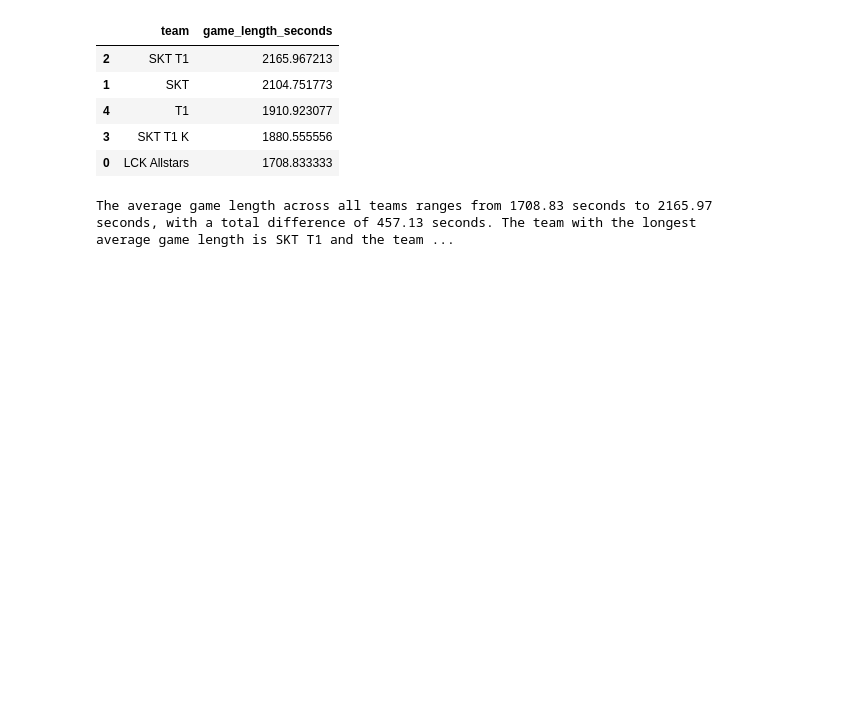
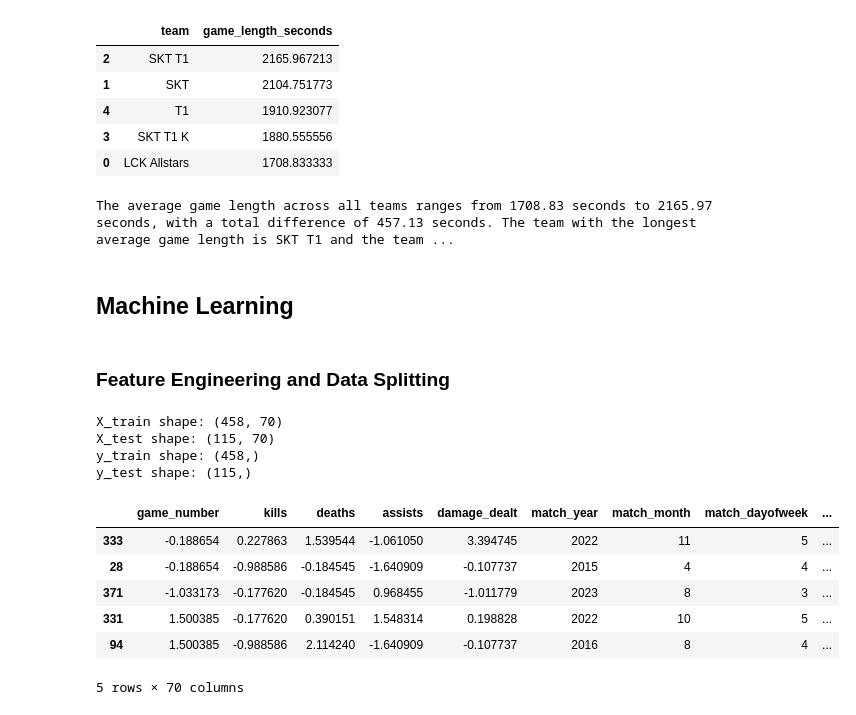
Before and after one commit to kxrrym03/Faker-LOL-Performance, a Jupyter notebook: Faker_LOL_Match_Statistics.ipynb, the cells around one changed output. Cells and saved outputs as stored; diff of their text form; code cells hidden in the pictures; blank space fills up the shorter version.

```diff
--- a/Faker_LOL_Match_Statistics.ipynb
+++ b/Faker_LOL_Match_Statistics.ipynb
@@ -486,3 +486,5 @@ Average Game Length (seconds) for All Teams:
 | 3 | SKT T1 K | 1880.555556 |
 | 0 | LCK Allstars | 1708.833333 |
 The average game length across all teams ranges from 1708.83 seconds to 2165.97 seconds, with a total difference of 457.13 seconds. The team with the longest average game length is SKT T1 and the team ...
+# %% [markdown]
+## Machine Learning
@@ -488,0 +497,43 @@ The average game length across all teams ranges from 1708.83 seconds to 2165.97
+# %% [markdown]
+### Feature Engineering and Data Splitting
+# %%
+# Define target variable and features
+y = df['win_loss']
+X = df.drop(['win_loss', 'match_date', 'tournament_name', 'team', 'opponent_team', 'series_result', 'game_length'], axis=1)
+
+# Encode target variable
+le = LabelEncoder()
+y = le.fit_transform(y)
+
+# Identify categorical and numerical features for X
+categorical_features = X.select_dtypes(include=['object']).columns
+numerical_features = X.select_dtypes(include=['int64', 'float64']).columns
+
+# One-hot encode categorical features
+X = pd.get_dummies(X, columns=categorical_features, drop_first=True)
+
+# Scale numerical features
+scaler = StandardScaler()
+X[numerical_features] = scaler.fit_transform(X[numerical_features])
+
+# Split the data into training and testing sets
+X_train, X_test, y_train, y_test = train_test_split(X, y, test_size=0.2, random_state=42, stratify=y)
+
+print(f"X_train shape: {X_train.shape}")
+print(f"X_test shape: {X_test.shape}")
+print(f"y_train shape: {y_train.shape}")
+print(f"y_test shape: {y_test.shape}")
+
+display(X_train.head())
+# %% [output]
+X_train shape: (458, 70)
+X_test shape: (115, 70)
+y_train shape: (458,)
+y_test shape: (115,)
+|  | game_number | kills | deaths | assists | damage_dealt | match_year | match_month | match_dayofweek | ... |
+| 333 | -0.188654 | 0.227863 | 1.539544 | -1.061050 | 3.394745 | 2022 | 11 | 5 | ... |
+| 28 | -0.188654 | -0.988586 | -0.184545 | -1.640909 | -0.107737 | 2015 | 4 | 4 | ... |
+| 371 | -1.033173 | -0.177620 | -0.184545 | 0.968455 | -1.011779 | 2023 | 8 | 3 | ... |
+| 331 | 1.500385 | -0.177620 | 0.390151 | 1.548314 | 0.198828 | 2022 | 10 | 5 | ... |
+| 94 | 1.500385 | -0.988586 | 2.114240 | -1.640909 | -0.107737 | 2016 | 8 | 4 | ... |
+5 rows × 70 columns
```
Also changed, not shown: parts of 3 cells of this notebook.
